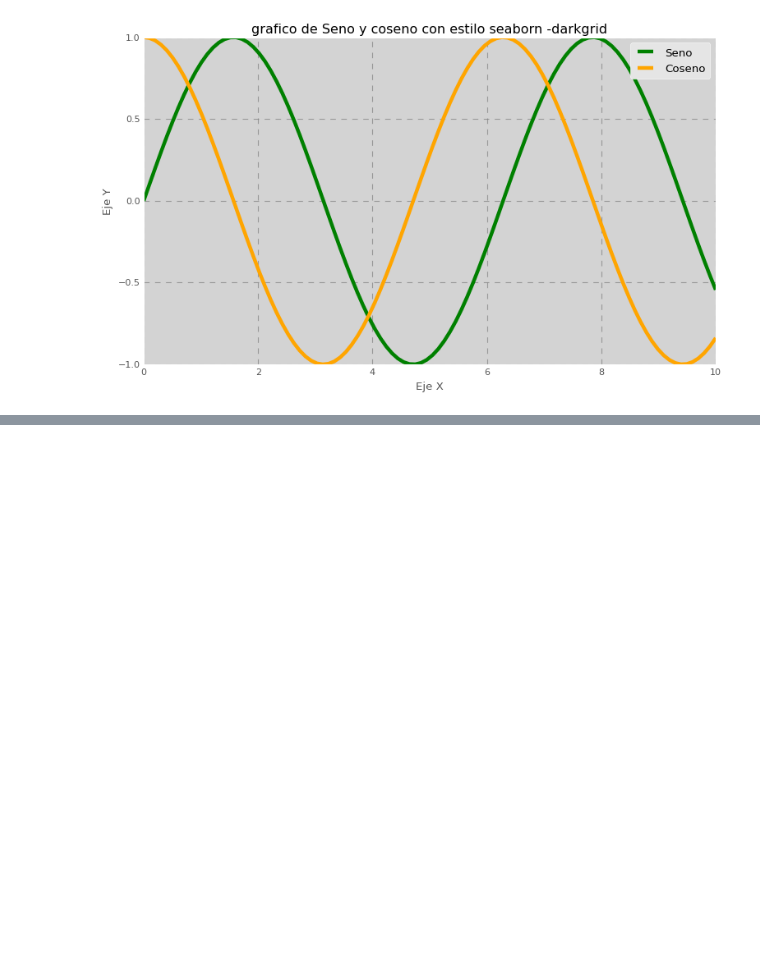
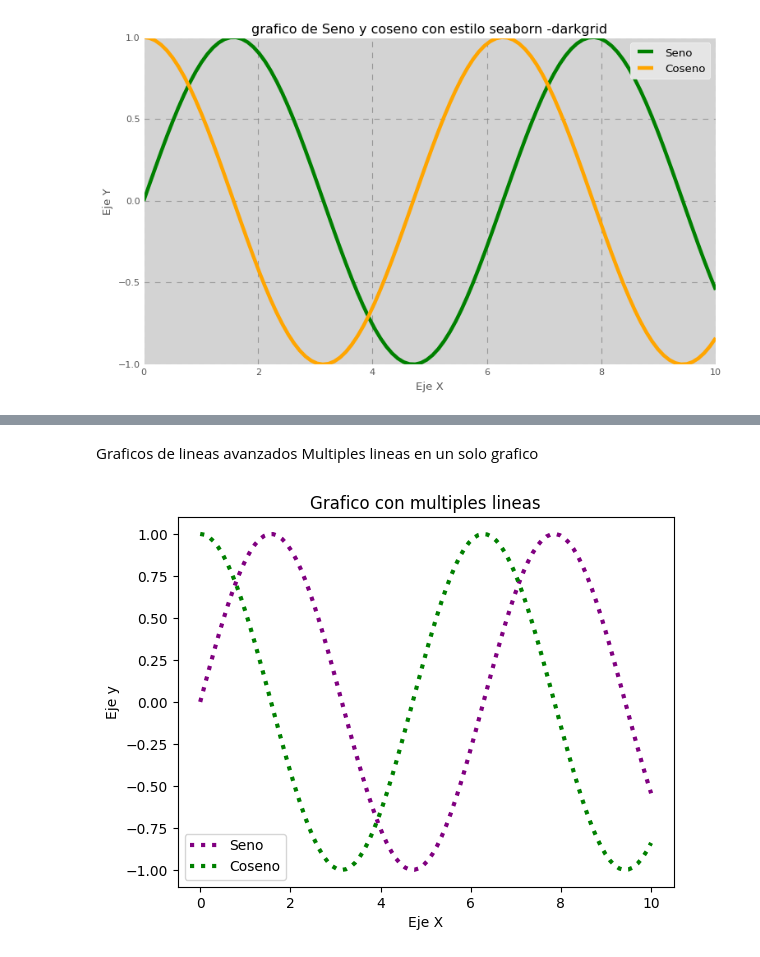
Before and after one commit to solerios/GraficosDA, a Jupyter notebook: matplotlib.ipynb, the cells around one changed output, grey strips where cells are left out. Drawn from its saved outputs; the diff is of its cells as text; code cells hidden in the pictures; blank space fills up the shorter version.

```diff
--- a/matplotlib.ipynb
+++ b/matplotlib.ipynb
@@ -68,0 +90,15 @@ Estilos disponibles: ['Solarize_Light2', '_classic_test_patch', '_mpl-gallery',
+# %% [markdown]
+Graficos de lineas avanzados
+Multiples lineas en un solo grafico
+# %%
+y2 = np.cos(x)
+
+plt.plot(x,y, label = "Seno", color = 'purple', linestyle = ':', linewidth = 3)
+plt.plot(x,y2, label = "Coseno", color = 'green', linestyle = ':', linewidth = 3)
+plt.title('Grafico con multiples lineas')
+plt.xlabel('Eje X')
+plt.ylabel('Eje y')
+plt.legend()
+plt.show()
+# %% [output]
+[figure, added]
```
Also changed, not shown: parts of 5 cells of this notebook.
